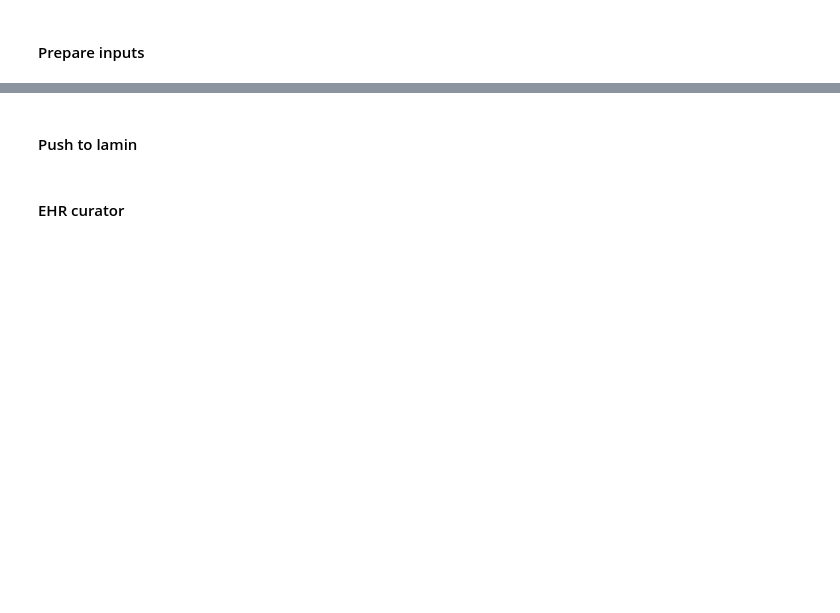
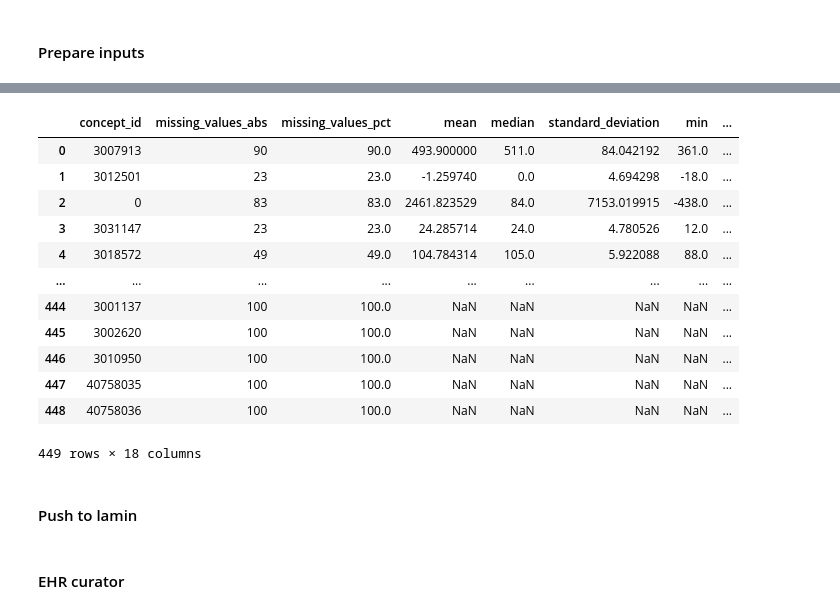
Before and after one commit to theislab/ehrdata, a Jupyter notebook: docs/notebooks/tutorial_omop_visualization.ipynb, the cells around one changed output, grey strips where cells are left out. Cells and saved outputs as stored; diff of their text form; code cells hidden in the pictures; blank space fills up the shorter version.

```diff
--- a/docs/notebooks/tutorial_omop_visualization.ipynb
+++ b/docs/notebooks/tutorial_omop_visualization.ipynb
@@ -262,3 +254,19 @@ omop_concepts = pd.read_csv("./metadata/omop_validation_slice.csv")
+# %%
+pd.merge(edata.var, omop_concepts, on="concept_id", how="inner")
+# %% [output]
+|  | concept_id | missing_values_abs | missing_values_pct | mean | median | standard_deviation | min | ... |
+| 0 | 3007913 | 90 | 90.0 | 493.900000 | 511.0 | 84.042192 | 361.0 | ... |
+| 1 | 3012501 | 23 | 23.0 | -1.259740 | 0.0 | 4.694298 | -18.0 | ... |
+| 2 | 0 | 83 | 83.0 | 2461.823529 | 84.0 | 7153.019915 | -438.0 | ... |
+| 3 | 3031147 | 23 | 23.0 | 24.285714 | 24.0 | 4.780526 | 12.0 | ... |
+| 4 | 3018572 | 49 | 49.0 | 104.784314 | 105.0 | 5.922088 | 88.0 | ... |
+| ... | ... | ... | ... | ... | ... | ... | ... | ... |
+| 444 | 3001137 | 100 | 100.0 | NaN | NaN | NaN | NaN | ... |
+| 445 | 3002620 | 100 | 100.0 | NaN | NaN | NaN | NaN | ... |
+| 446 | 3010950 | 100 | 100.0 | NaN | NaN | NaN | NaN | ... |
+| 447 | 40758035 | 100 | 100.0 | NaN | NaN | NaN | NaN | ... |
+| 448 | 40758036 | 100 | 100.0 | NaN | NaN | NaN | NaN | ... |
+449 rows × 18 columns
 # %%
 # change the type to match `omop.Concept` typing
 omop_concepts = omop_concepts.astype(
```
Also changed, not shown: parts of 21 cells of this notebook, 1 other file.
